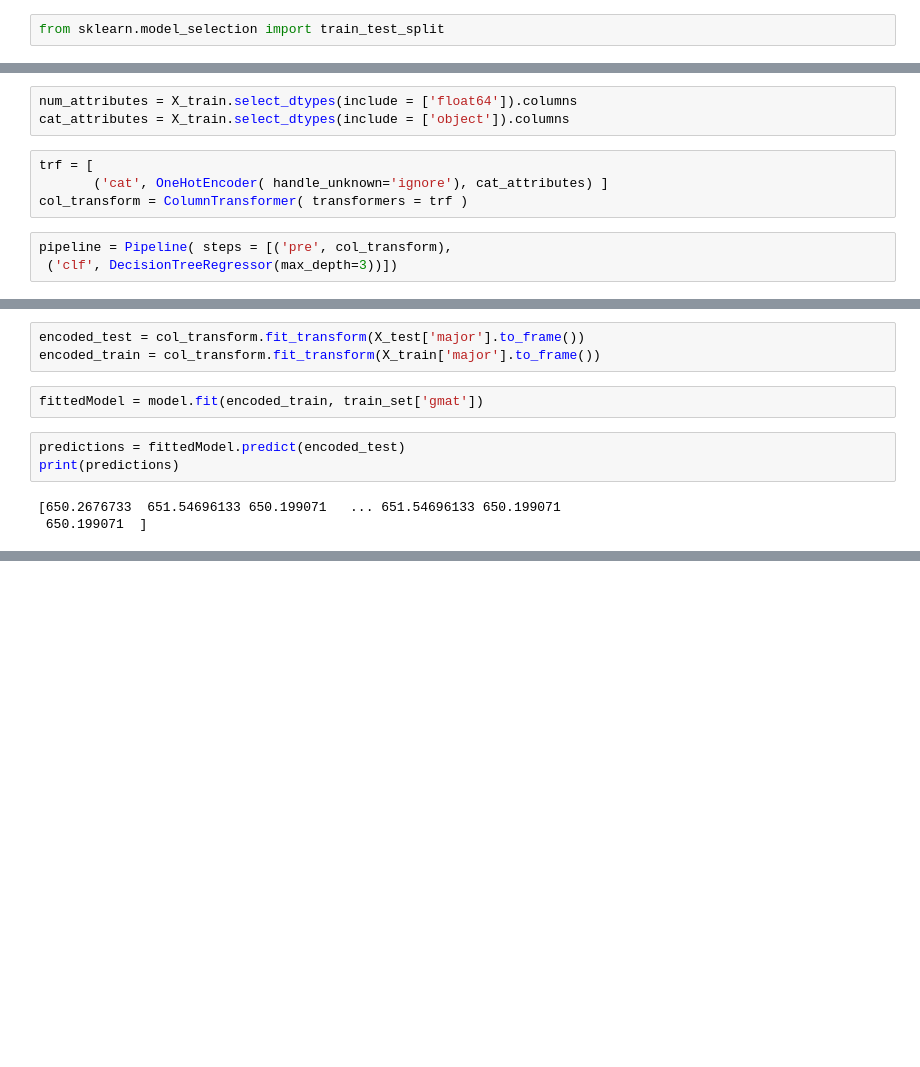
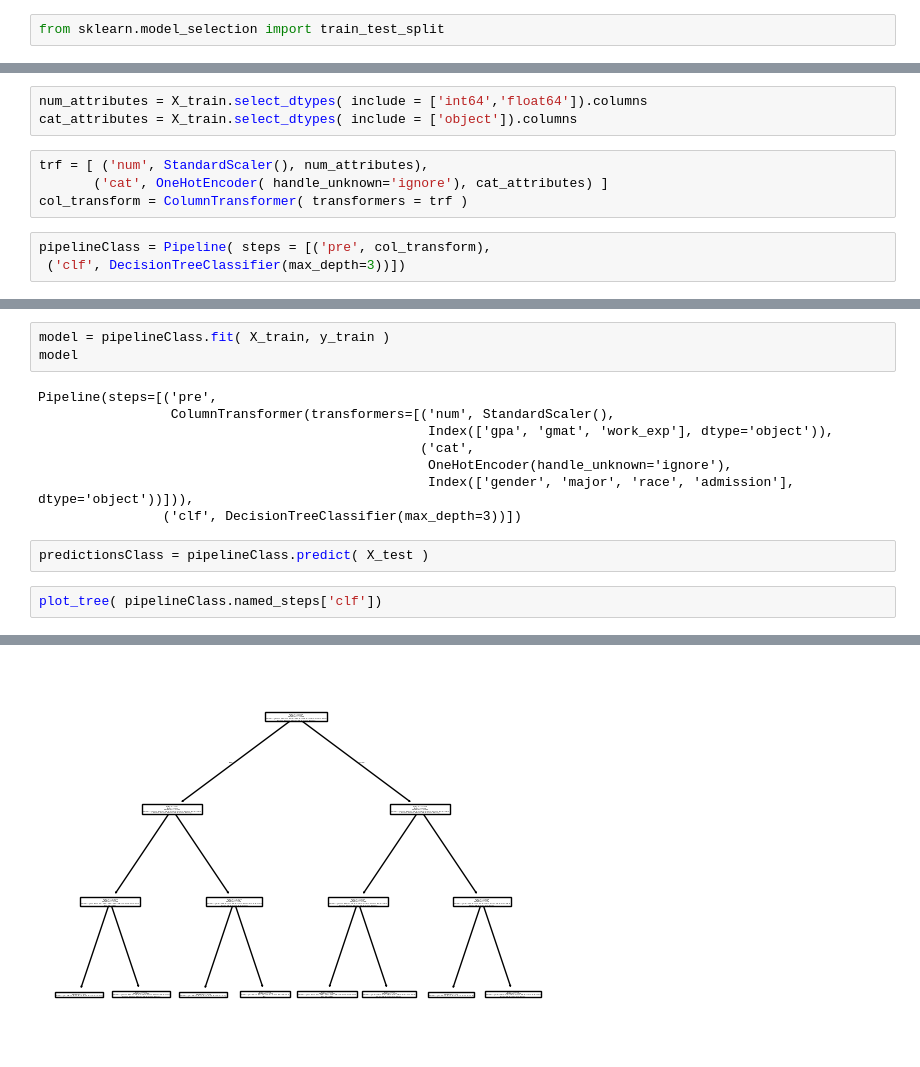
Before and after one commit to reagenhuskey/cs290, a Jupyter notebook: notebooks/partnerProject.ipynb, the cells around one changed output, grey strips where cells are left out. Saved outputs shown, nothing was run; the diff lists cells and outputs as text; blank space fills up the shorter version.

```diff
--- a/notebooks/partnerProject.ipynb
+++ b/notebooks/partnerProject.ipynb
@@ -211,10 +331,10 @@ from sklearn.tree import plot_tree
 # %%
-num_attributes = X_train.select_dtypes(include = ['float64']).columns
-cat_attributes = X_train.select_dtypes(include = ['object']).columns
+num_attributes = X_train.select_dtypes( include = ['int64','float64']).columns
+cat_attributes = X_train.select_dtypes( include = ['object']).columns
 # %%
-trf = [
+trf = [ ('num', StandardScaler(), num_attributes),
        ('cat', OneHotEncoder( handle_unknown='ignore'), cat_attributes) ]
 col_transform = ColumnTransformer( transformers = trf )
 # %%
-pipeline = Pipeline( steps = [('pre', col_transform),
- ('clf', DecisionTreeRegressor(max_depth=3))])
+pipelineClass = Pipeline( steps = [('pre', col_transform),
+ ('clf', DecisionTreeClassifier(max_depth=3))])
@@ -235,11 +348,16 @@ model = DecisionTreeRegressor(max_depth=3)
-# %%
-encoded_test = col_transform.fit_transform(X_test['major'].to_frame())
-encoded_train = col_transform.fit_transform(X_train['major'].to_frame())
-# %%
-fittedModel = model.fit(encoded_train, train_set['gmat'])
-# %%
-predictions = fittedModel.predict(encoded_test)
-print(predictions)
-# %% [output]
-[650.2676733  651.54696133 650.199071   ... 651.54696133 650.199071
- 650.199071  ]
+# %%
+model = pipelineClass.fit( X_train, y_train )
+model
+# %% [output]
+Pipeline(steps=[('pre',
+                 ColumnTransformer(transformers=[('num', StandardScaler(),
+                                                  Index(['gpa', 'gmat', 'work_exp'], dtype='object')),
+                                                 ('cat',
+                                                  OneHotEncoder(handle_unknown='ignore'),
+                                                  Index(['gender', 'major', 'race', 'admission'], dtype='object'))])),
+                ('clf', DecisionTreeClassifier(max_depth=3))])
+# %%
+predictionsClass = pipelineClass.predict( X_test )
+# %%
+plot_tree( pipelineClass.named_steps['clf'])
+# %% [output]
@@ -245,0 +381 @@ print(predictions)
+[figure, added]
```
Also changed, not shown: parts of 28 cells of this notebook.
